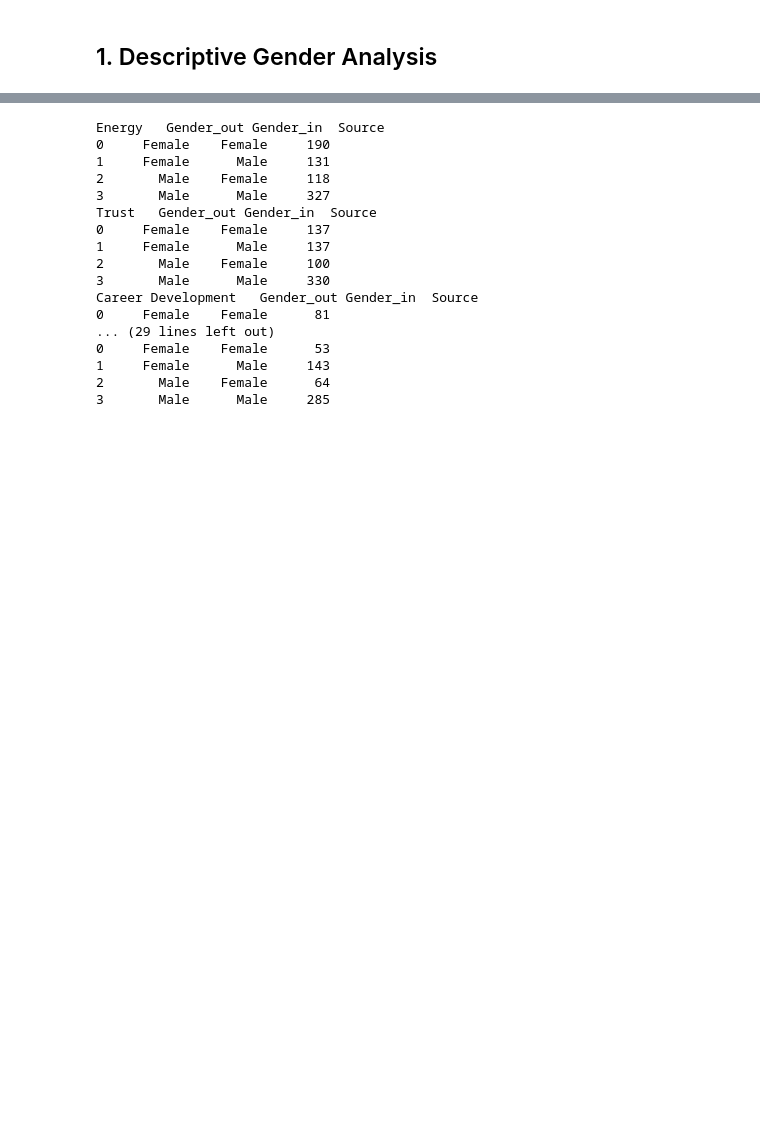
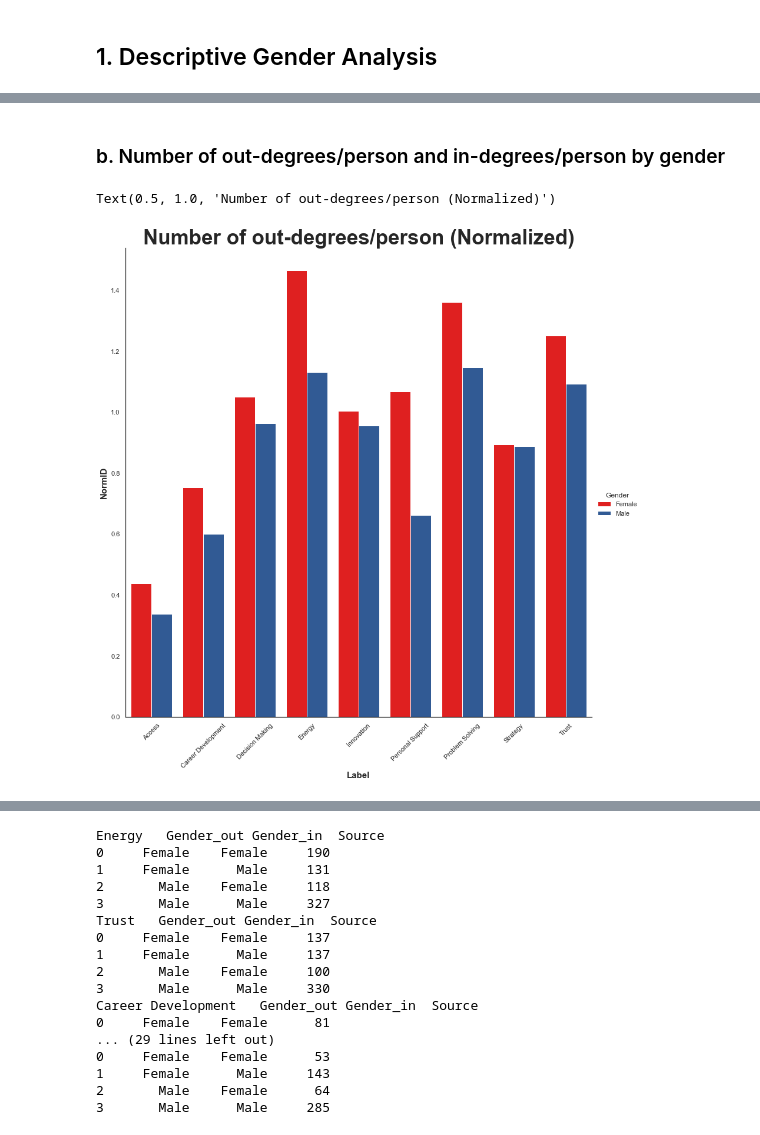
Before and after one commit to feelzoo/assortativity, a Jupyter notebook: Assortativity.ipynb, the cells around one changed output, grey strips where cells are left out. Drawn from its saved outputs; the diff is of its cells as text; code cells hidden in the pictures; blank space fills up the shorter version.

```diff
--- a/Assortativity.ipynb
+++ b/Assortativity.ipynb
@@ -27,8 +38,10 @@ nodes = nodes[['ID','Gender']]
 
 #Out-degree statistics by Gender and Label
 link_source = link.rename(columns = {'Source': "ID"})
-out_degree = pd.merge(link_source,nodes,how='left',on = 'ID')
-by_label_out_degree = out_degree.groupby(['Gender','Label']).ID.count().reset_index()
+out_degree1 = pd.merge(link_source,nodes,how='left',on = 'ID')
+by_label_out_degree = out_degree1.groupby(['Gender','Label']).ID.count().reset_index()
+
+
 
 #In-degree statistics by Gender and Label
 link_source2 = link.rename(columns = {"Target":"ID"})
@@ -37,7 +50,12 @@ by_label_in_degree = in_degree.groupby(['Gender','Label']).ID.count().reset_inde
 
 #Gender to gender in and out degree statistics
 in_degree.rename(columns = {'Gender': 'Gender_in','ID': 'Target2','Source':'Source2','Label':'Label2'},inplace=True)
-out_degree.rename(columns = {'Gender': 'Gender_out','ID': 'Source'},inplace=True)
-combined = pd.concat([out_degree,in_degree],axis=1)
+out_degree1.rename(columns = {'Gender': 'Gender_out','ID': 'Source'},inplace=True)
+combined = pd.concat([out_degree1,in_degree],axis=1)
 combined = combined[['Source','Target','Label','Gender_out','Gender_in']]
 gender_to_gender = combined.groupby(['Gender_out','Gender_in']).Source.count().reset_index()
+
+#Normalizing the number of degrees
+by_label_out_degree['Gender2'] = by_label_out_degree.Gender.map({'Female':0,'Male': 1})
+by_label_out_degree['NormID'] = by_label_out_degree.apply(lambda row: row['ID']/ 219 if row['Gender2'] == 0 else row['ID']/ 393,axis=1)
+by_label_in_degree['NormID'] = by_label_in_degree.apply(lambda row: row['ID']/219 if row['Gender']=='Female' else row['ID']/393, axis = 1)
@@ -110,0 +73,11 @@ gender_to_gender
+# %% [markdown]
+### b. Number of out-degrees/person and in-degrees/person by gender
+# %%
+o = sns.catplot(data= by_label_out_degree,kind='bar',x='Label',y='NormID',hue='Gender',height = 11.7,palette = sns.color_palette(['red','#2157A4']))
+o.set_xticklabels(rotation=45)
+o.set_xlabels(fontsize=15,fontweight='bold')
+o.set_ylabels(fontsize=15,fontweight='bold')
+plt.title('Number of out-degrees/person (Normalized)',fontsize = 35,fontweight = 'bold')
+# %% [output]
+Text(0.5, 1.0, 'Number of out-degrees/person (Normalized)')
+[figure, added]
```
Also changed, not shown: parts of 99 cells of this notebook, 1 other file.
